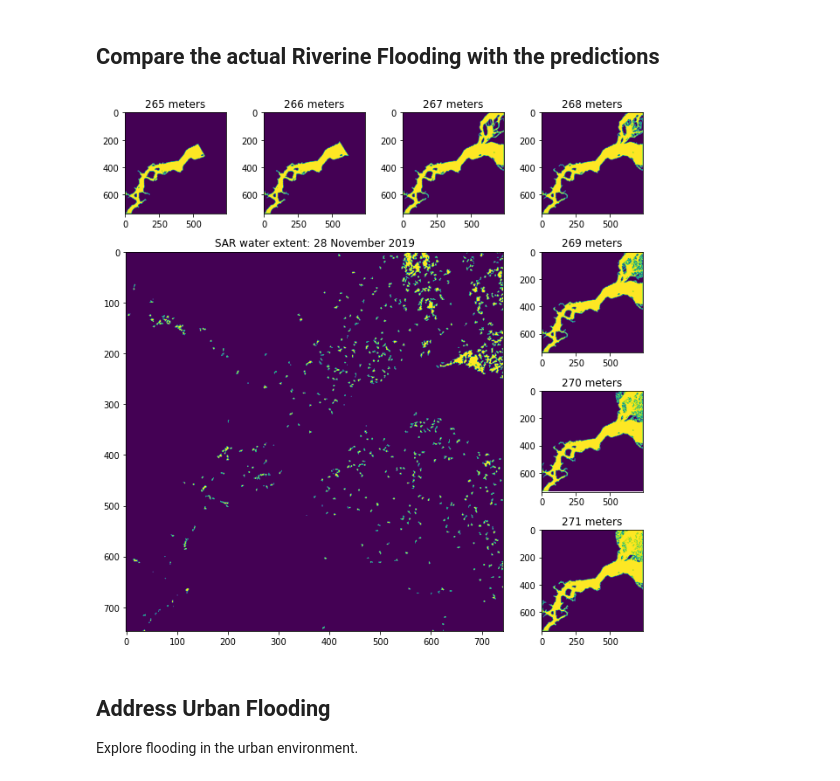
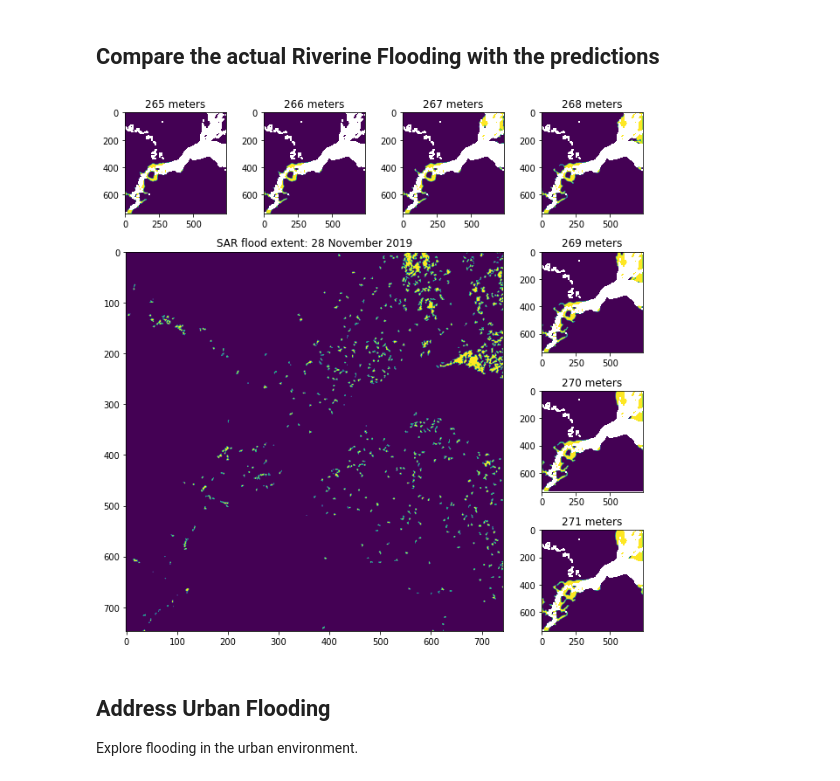
Before and after one commit to AdrianKriger/deafrica_personal, a Jupyter notebook: WorkingFolder/River_and_Urban_Flooding.ipynb, the cells around one changed output. Drawn from its saved outputs; the diff is of its cells as text; code cells hidden in the pictures.

```diff
--- a/WorkingFolder/River_and_Urban_Flooding.ipynb
+++ b/WorkingFolder/River_and_Urban_Flooding.ipynb
@@ -183,7 +180,29 @@ Attributes:
 Once the load is complete, the last `elevation_array` parameter printed it. The returned `Dataset` has a single entry in the `time` dimension. To make the data easier to work with, we convert it to a `dataArray`.
 # %%
 #convert to an dataArray (rather an Dataset) and select single time-slice
-dem = elevation_array[['elevation']].isel(time=0).to_array()
+dem30 = elevation_array[['elevation']].isel(time=0).to_array()
+# %%
+# median_filter with 7x7 kernel size
+demMF = ndimage.median_filter(dem30.squeeze(), size=7, mode='mirror')
+
+nu_passes = 3
+sigma = 2
+truncate = 1.25
+
+dem = demMF
+#or without the median ~
+#dem = dem30.squeeze()
+
+for i in range(nu_passes):
+    dem = ndimage.gaussian_filter(dem, sigma=sigma, mode='mirror', truncate=truncate)
+
+#create a DataArray object
+dem = xr.DataArray(data = dem.squeeze(),
+                   coords = {'y': dem30.y,
+                             'x': dem30.x},
+                             #'spatial_ref': 2736},
+                   #attrs = {'crs': 'EPSG:2736'},
+                   dims = ["y", "x"])
 # %% [markdown]
 ### Plot the loaded data
 # %% [markdown]
@@ -357,7 +408,7 @@ We can improve our prediction through excluding areas that are normally classifi
 wofs_query = {
     'x': (lon_range),
     'y': (lat_range),
-    'output_crs': 'EPSG:2736',    # utm36s
+    'output_crs': 'EPSG:3342',    # utm33s
     'time': ('2018-01-01', '2018-12-30'),
     'resolution': (-30, 30)
 }
@@ -417,4 +458,4 @@ With our possible flooding levels and WOfS we simply create a water mask, and ne
 new_mask = {}
 
 for i in da_flood:
-    new_mask[i] = da_flood[i].where(wofls.frequency >= 0.9) #wofls.squeeze().frequency >= 0.9)
+    new_mask[i] = da_flood[i].where(wofls.frequency <= 0.9) #wofls.squeeze().frequency >= 0.9)
@@ -693,41 +708,41 @@ from mpl_toolkits.axes_grid1.inset_locator import mark_inset
 # %%
 
 fig = plt.figure(figsize=(9, 9), constrained_layout=False)
 a1 = plt.subplot2grid((4,4),(0,0))
 a2 = plt.subplot2grid((4,4),(0,1))
 a3 = plt.subplot2grid((4,4),(0,2))
 a4 = plt.subplot2grid((4,4),(0,3))
 
 a5 = plt.subplot2grid((4,4),(1,0), rowspan = 3, colspan = 3)
 
 a6 = plt.subplot2grid((4,4),(1,3))
 a7 = plt.subplot2grid((4,4),(2,3))
 a8= plt.subplot2grid((4,4),(3,3))
 
-a1.imshow(da_flood[265].squeeze())
+a1.imshow(new_mask[265].squeeze())
 a1.set_title('265 meters')
-a2.imshow(da_flood[266].squeeze())
+a2.imshow(new_mask[266].squeeze())
 a2.set_title('266 meters')
-a3.imshow(da_flood[267].squeeze())
+a3.imshow(new_mask[267].squeeze())
 a3.set_title('267 meters')
-a4.imshow(da_flood[268].squeeze())
+a4.imshow(new_mask[268].squeeze())
 a4.set_title('268 meters')
 a5.imshow(arr) #a1.set_title('exp')
 a5.set_title('SAR flood extent: 28 November 2019')
-a6.imshow(da_flood[269].squeeze())
+a6.imshow(new_mask[269].squeeze())
 a6.set_title('269 meters')
-a7.imshow(da_flood[270].squeeze())
+a7.imshow(new_mask[270].squeeze())
 a7.set_title('270 meters')
-a8.imshow(da_flood[271].squeeze())
+a8.imshow(new_mask[271].squeeze())
 a8.set_title('271 meters')
 
 #plt.axes.xaxis.set_ticks([])
 #plt.axes.yaxis.set_ticks([])
 #plt.tick_labels('off')
 plt.tight_layout()
 plt.show()
 # %% [output]
-[figure, old version]
+[figure, new version]
 # %% [markdown]
 ## Address Urban Flooding
 
```
Also changed, not shown: parts of 23 cells of this notebook.
